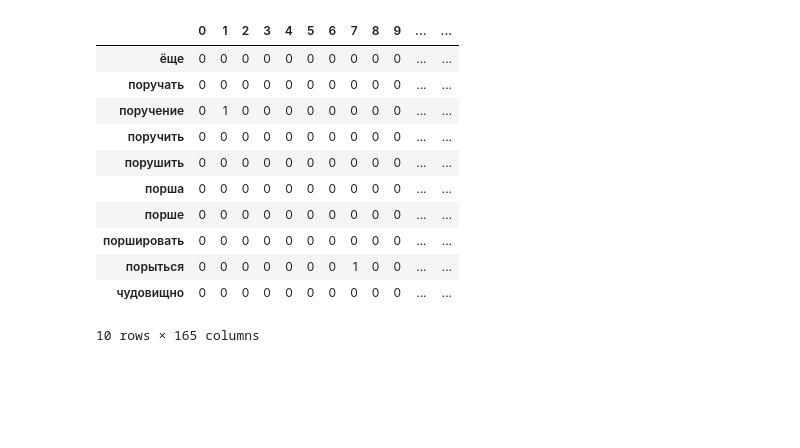
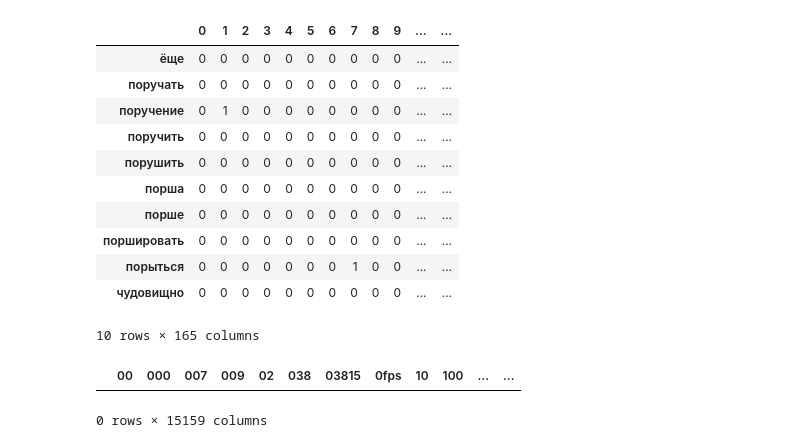
Before and after one commit to ershovamary/infosearch2021, a Jupyter notebook: HW1.ipynb, the cells around one changed output. Saved outputs shown, nothing was run; the diff lists cells and outputs as text; code cells hidden in the pictures; blank space fills up the shorter version.

```diff
--- a/HW1.ipynb
+++ b/HW1.ipynb
@@ -162,3 +162,9 @@ counts.T.sort_values(by=0, ascending=True).head(10)
 10 rows × 165 columns
 # %%
 #какой набор слов есть во все документах коллекции
+
+counts.where(counts == 0, True)
+counts[counts.eq(1).all(axis=1)]
+# %% [output]
+|  | 00 | 000 | 007 | 009 | 02 | 038 | 03815 | 0fps | 10 | 100 | ... | ... |
+0 rows × 15159 columns
```
Also changed, not shown: parts of 4 cells of this notebook.
